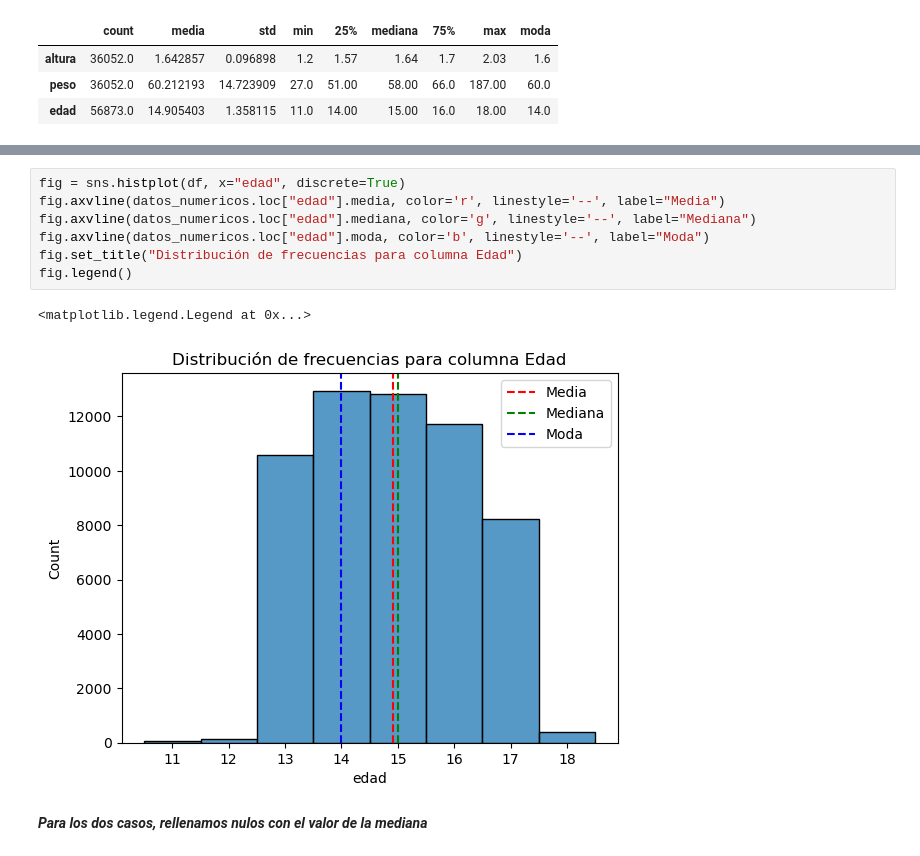
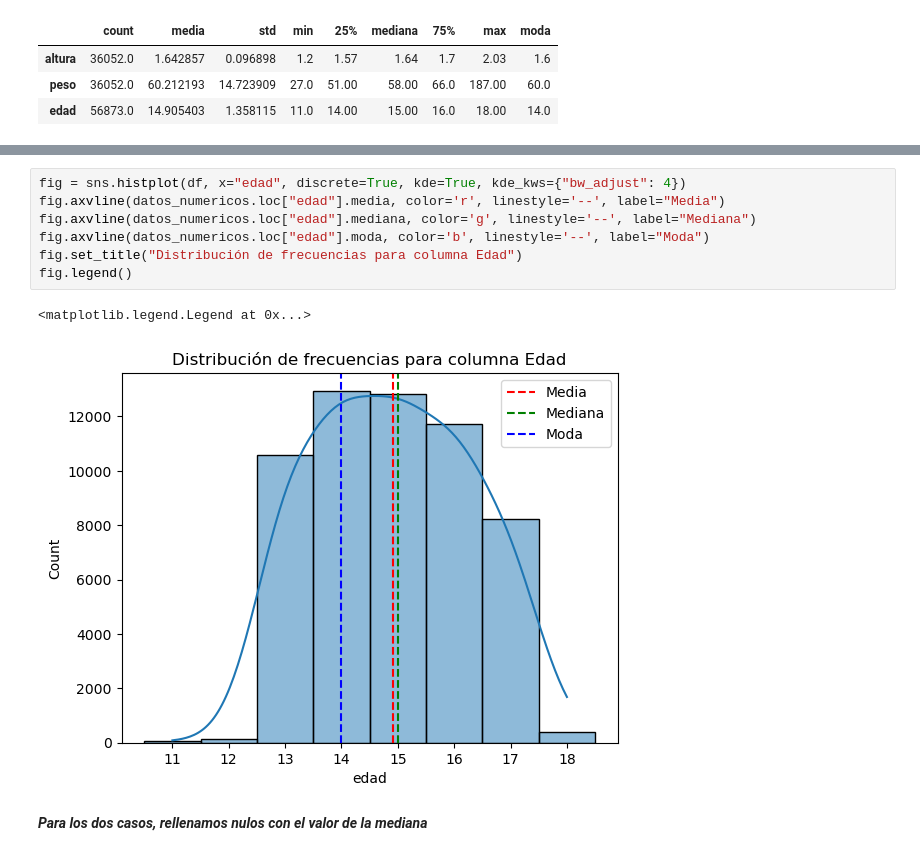
Before and after one commit to gabisluciana/DataScience-Ingenias, a Jupyter notebook: Segunda Entrega/Segunda_entrega.ipynb, the cells around one changed output, grey strips where cells are left out. Saved outputs shown, nothing was run; the diff lists cells and outputs as text.

```diff
--- a/Segunda Entrega/Segunda_entrega.ipynb
+++ b/Segunda Entrega/Segunda_entrega.ipynb
@@ -288,13 +289,13 @@ fig.legend()
 # %%
-fig = sns.histplot(df, x="edad", discrete=True)
+fig = sns.histplot(df, x="edad", discrete=True, kde=True, kde_kws={"bw_adjust": 4})
 fig.axvline(datos_numericos.loc["edad"].media, color='r', linestyle='--', label="Media")
 fig.axvline(datos_numericos.loc["edad"].mediana, color='g', linestyle='--', label="Mediana")
 fig.axvline(datos_numericos.loc["edad"].moda, color='b', linestyle='--', label="Moda")
 fig.set_title("Distribución de frecuencias para columna Edad")
 fig.legend()
 # %% [output]
 <matplotlib.legend.Legend at 0x...>
-[figure, old version]
+[figure, new version]
 # %% [markdown]
 **_Para los dos casos, rellenamos nulos con el valor de la mediana_**
 # %%
```
Also changed, not shown: parts of 61 cells of this notebook, 2 other files.
